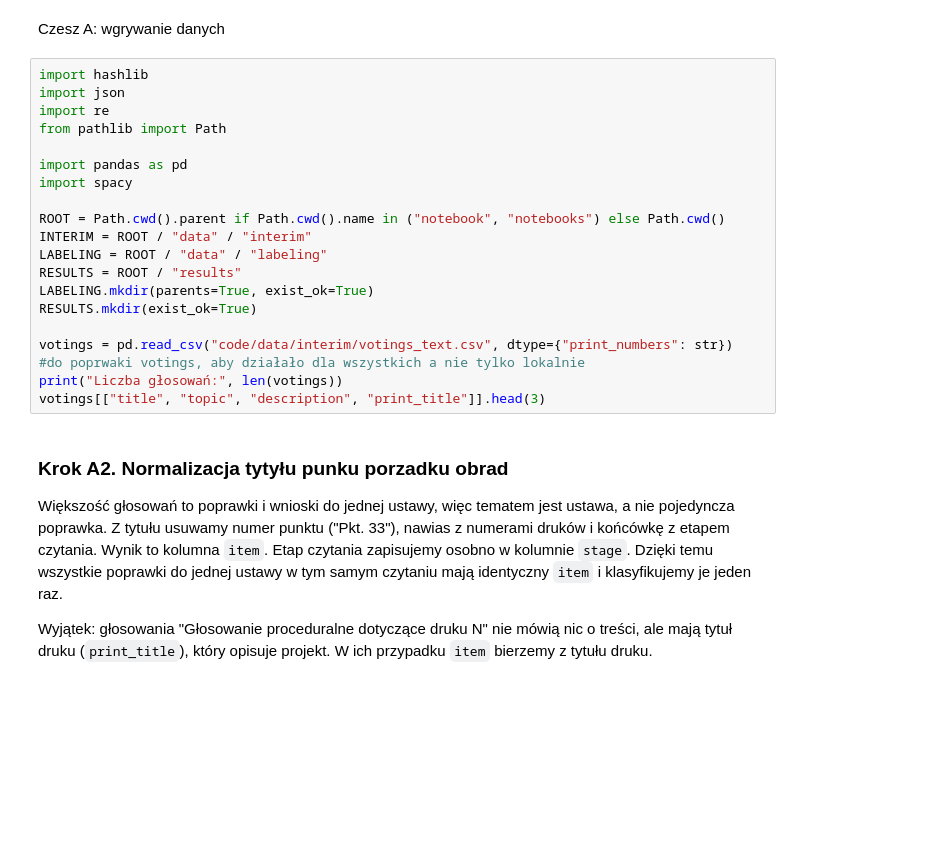
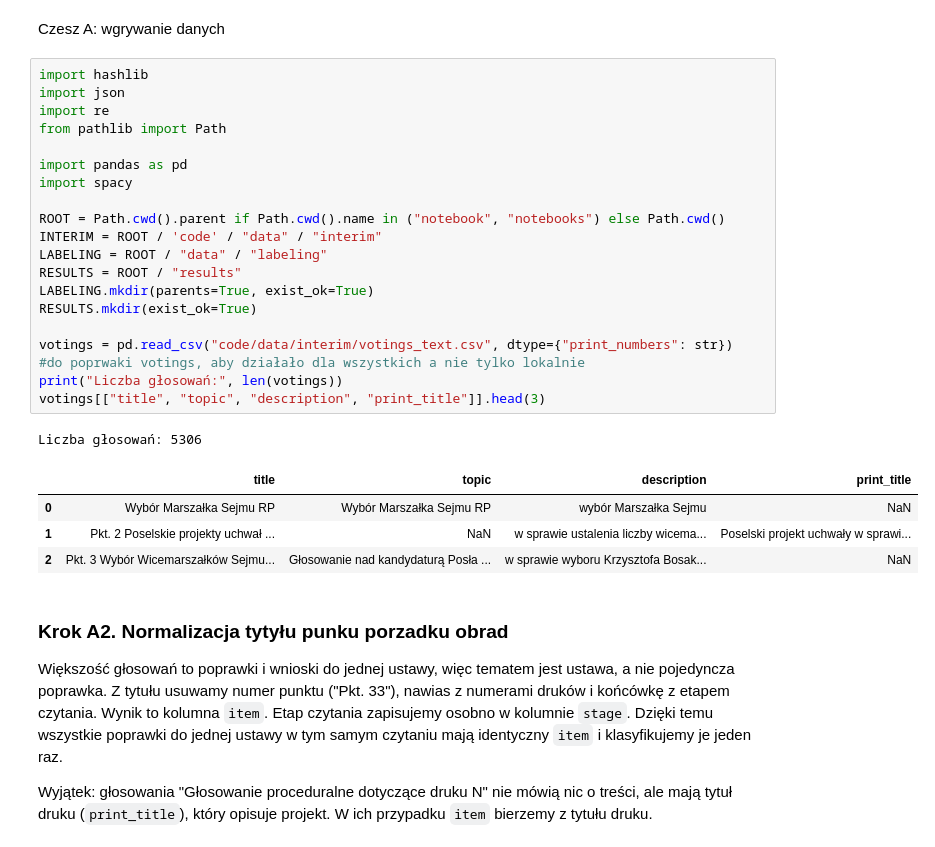
Before and after one commit to Turski-P/sejm-network-analysis, a Jupyter notebook: code/notebooks/02_NLP_spacy.ipynb, the cells around one changed output. Cells and saved outputs as stored; diff of their text form; blank space fills up the shorter version.

```diff
--- a/code/notebooks/02_NLP_spacy.ipynb
+++ b/code/notebooks/02_NLP_spacy.ipynb
@@ -14,23 +14,29 @@ Czesz A: wgrywanie danych
 # %%
 import hashlib
 import json
 import re
 from pathlib import Path
 
 import pandas as pd
 import spacy
 
 ROOT = Path.cwd().parent if Path.cwd().name in ("notebook", "notebooks") else Path.cwd()
-INTERIM = ROOT / "data" / "interim"
+INTERIM = ROOT / 'code' / "data" / "interim"
 LABELING = ROOT / "data" / "labeling"
 RESULTS = ROOT / "results"
 LABELING.mkdir(parents=True, exist_ok=True)
 RESULTS.mkdir(exist_ok=True)
 
 votings = pd.read_csv("code/data/interim/votings_text.csv", dtype={"print_numbers": str})
 #do poprwaki votings, aby działało dla wszystkich a nie tylko lokalnie
 print("Liczba głosowań:", len(votings))
 votings[["title", "topic", "description", "print_title"]].head(3)
+# %% [output]
+Liczba głosowań: 5306
+|  | title | topic | description | print_title |
+| 0 | Wybór Marszałka Sejmu RP | Wybór Marszałka Sejmu RP | wybór Marszałka Sejmu | NaN |
+| 1 | Pkt. 2 Poselskie projekty uchwał ... | NaN | w sprawie ustalenia liczby wicema... | Poselski projekt uchwały w sprawi... |
+| 2 | Pkt. 3 Wybór Wicemarszałków Sejmu... | Głosowanie nad kandydaturą Posła ... | w sprawie wyboru Krzysztofa Bosak... | NaN |
 # %% [markdown]
 ### Krok A2. Normalizacja tytyłu punku porzadku obrad
 Większość głosowań to poprawki i wnioski do jednej ustawy, więc tematem jest ustawa, a nie pojedyncza poprawka. Z tytułu usuwamy numer punktu ("Pkt. 33"), nawias z numerami druków i końcówkę z etapem czytania. Wynik to kolumna `item`. Etap czytania zapisujemy osobno w kolumnie `stage`. Dzięki temu wszystkie poprawki do jednej ustawy w tym samym czytaniu mają identyczny `item` i klasyfikujemy je jeden raz.
```
Also changed, not shown: parts of 3 cells of this notebook, 5 other files.
